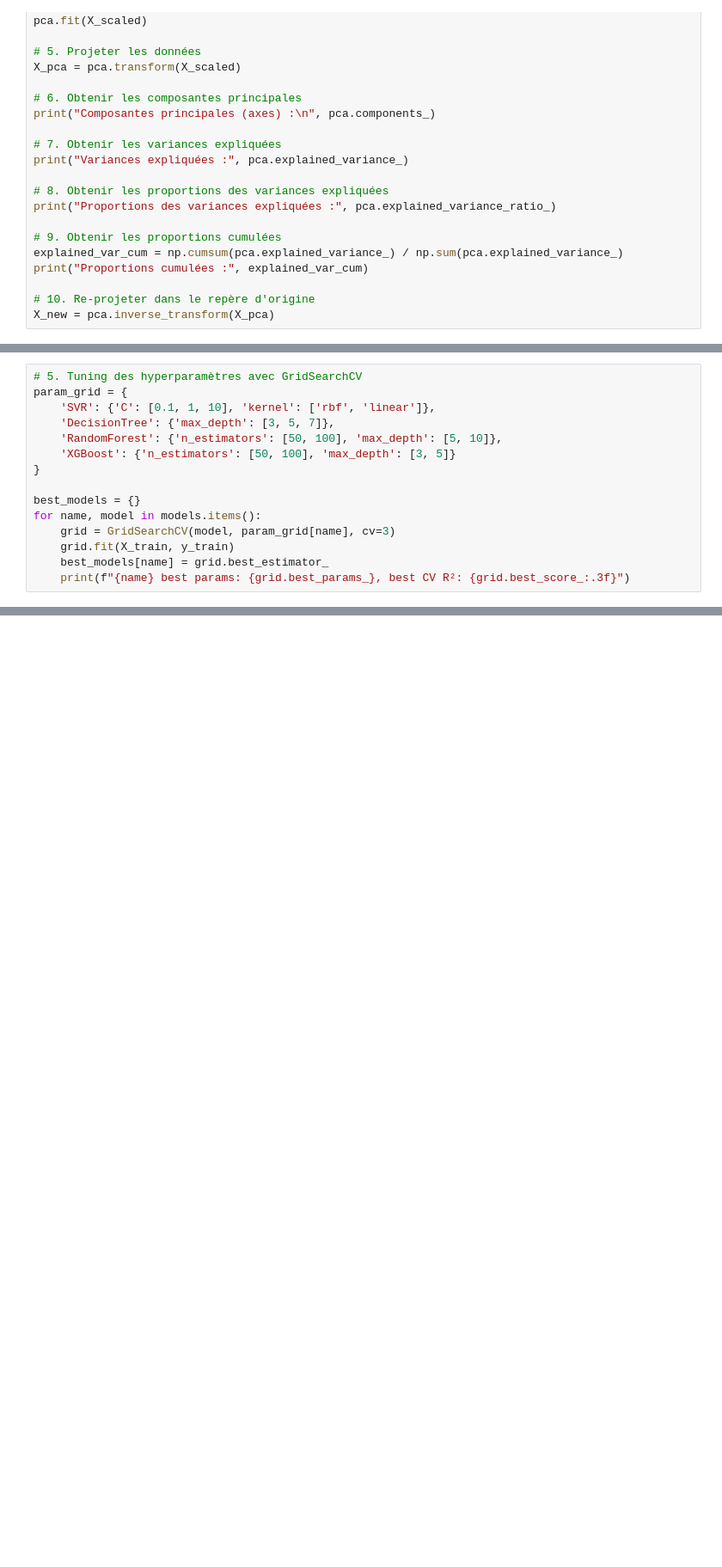
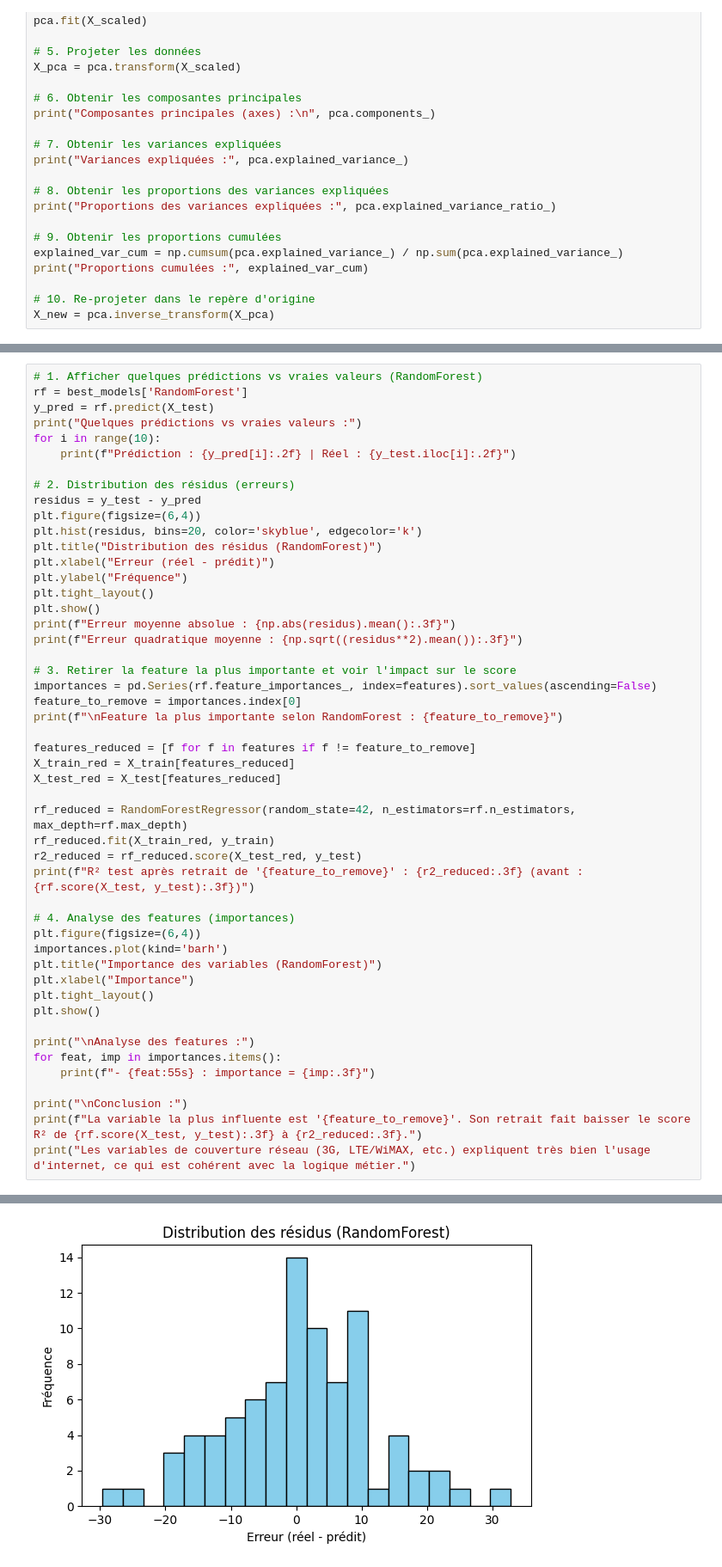
Before and after one commit to kazope/AND, a Jupyter notebook: etude.ipynb, the cells around one changed output, grey strips where cells are left out. Shown: that part at 86% size. Cells and saved outputs as stored; diff of their text form; blank space fills up the shorter version.

Commit message:
Changement de la partie 4 modélisation, decision tree, xgbooost, random foforest et analyse features

```diff
--- a/etude.ipynb
+++ b/etude.ipynb
@@ -705,15 +641,0 @@ for name, model in models.items():
-# %%
-# 5. Tuning des hyperparamètres avec GridSearchCV
-param_grid = {
-    'SVR': {'C': [0.1, 1, 10], 'kernel': ['rbf', 'linear']},
-    'DecisionTree': {'max_depth': [3, 5, 7]},
-    'RandomForest': {'n_estimators': [50, 100], 'max_depth': [5, 10]},
-    'XGBoost': {'n_estimators': [50, 100], 'max_depth': [3, 5]}
-}
-
-best_models = {}
-for name, model in models.items():
-    grid = GridSearchCV(model, param_grid[name], cv=3)
-    grid.fit(X_train, y_train)
-    best_models[name] = grid.best_estimator_
-    print(f"{name} best params: {grid.best_params_}, best CV R²: {grid.best_score_:.3f}")
@@ -741,0 +730,50 @@ plt.show()
+# %%
+# 1. Afficher quelques prédictions vs vraies valeurs (RandomForest)
+rf = best_models['RandomForest']
+y_pred = rf.predict(X_test)
+print("Quelques prédictions vs vraies valeurs :")
+for i in range(10):
+    print(f"Prédiction : {y_pred[i]:.2f} | Réel : {y_test.iloc[i]:.2f}")
+
+# 2. Distribution des résidus (erreurs)
+residus = y_test - y_pred
+plt.figure(figsize=(6,4))
+plt.hist(residus, bins=20, color='skyblue', edgecolor='k')
+plt.title("Distribution des résidus (RandomForest)")
+plt.xlabel("Erreur (réel - prédit)")
+plt.ylabel("Fréquence")
+plt.tight_layout()
+plt.show()
+print(f"Erreur moyenne absolue : {np.abs(residus).mean():.3f}")
+print(f"Erreur quadratique moyenne : {np.sqrt((residus**2).mean()):.3f}")
+
+# 3. Retirer la feature la plus importante et voir l'impact sur le score
+importances = pd.Series(rf.feature_importances_, index=features).sort_values(ascending=False)
+feature_to_remove = importances.index[0]
+print(f"\nFeature la plus importante selon RandomForest : {feature_to_remove}")
+
+features_reduced = [f for f in features if f != feature_to_remove]
+X_train_red = X_train[features_reduced]
+X_test_red = X_test[features_reduced]
+
+rf_reduced = RandomForestRegressor(random_state=42, n_estimators=rf.n_estimators, max_depth=rf.max_depth)
+rf_reduced.fit(X_train_red, y_train)
+r2_reduced = rf_reduced.score(X_test_red, y_test)
+print(f"R² test après retrait de '{feature_to_remove}' : {r2_reduced:.3f} (avant : {rf.score(X_test, y_test):.3f})")
+
+# 4. Analyse des features (importances)
+plt.figure(figsize=(6,4))
+importances.plot(kind='barh')
+plt.title("Importance des variables (RandomForest)")
+plt.xlabel("Importance")
+plt.tight_layout()
+plt.show()
+
+print("\nAnalyse des features :")
+for feat, imp in importances.items():
+    print(f"- {feat:55s} : importance = {imp:.3f}")
+
+print("\nConclusion :")
+print(f"La variable la plus influente est '{feature_to_remove}'. Son retrait fait baisser le score R² de {rf.score(X_test, y_test):.3f} à {r2_reduced:.3f}.")
+print("Les variables de couverture réseau (3G, LTE/WiMAX, etc.) expliquent très bien l'usage d'internet, ce qui est cohérent avec la logique métier.")
+# %% [output]
@@ -741,0 +791 @@ plt.show()
+[figure, added]
```
Also changed, not shown: parts of 9 cells of this notebook, 2 other files.
